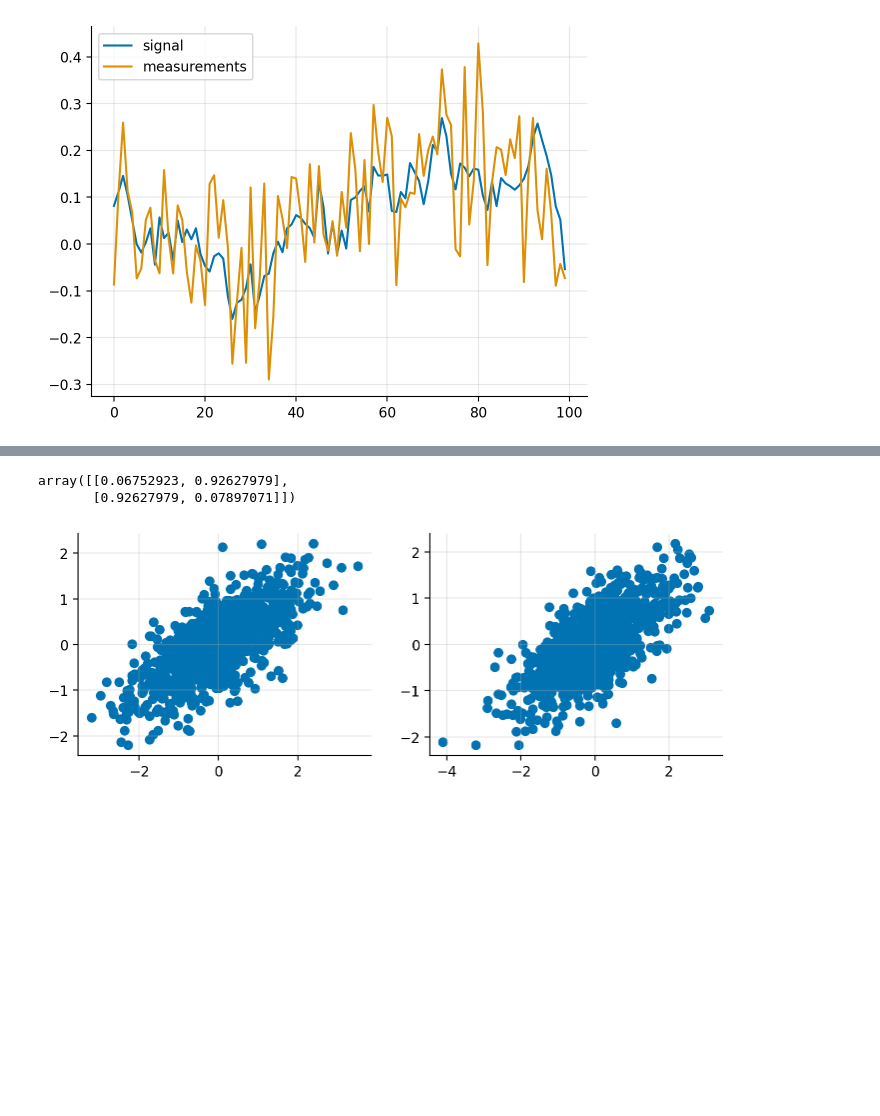
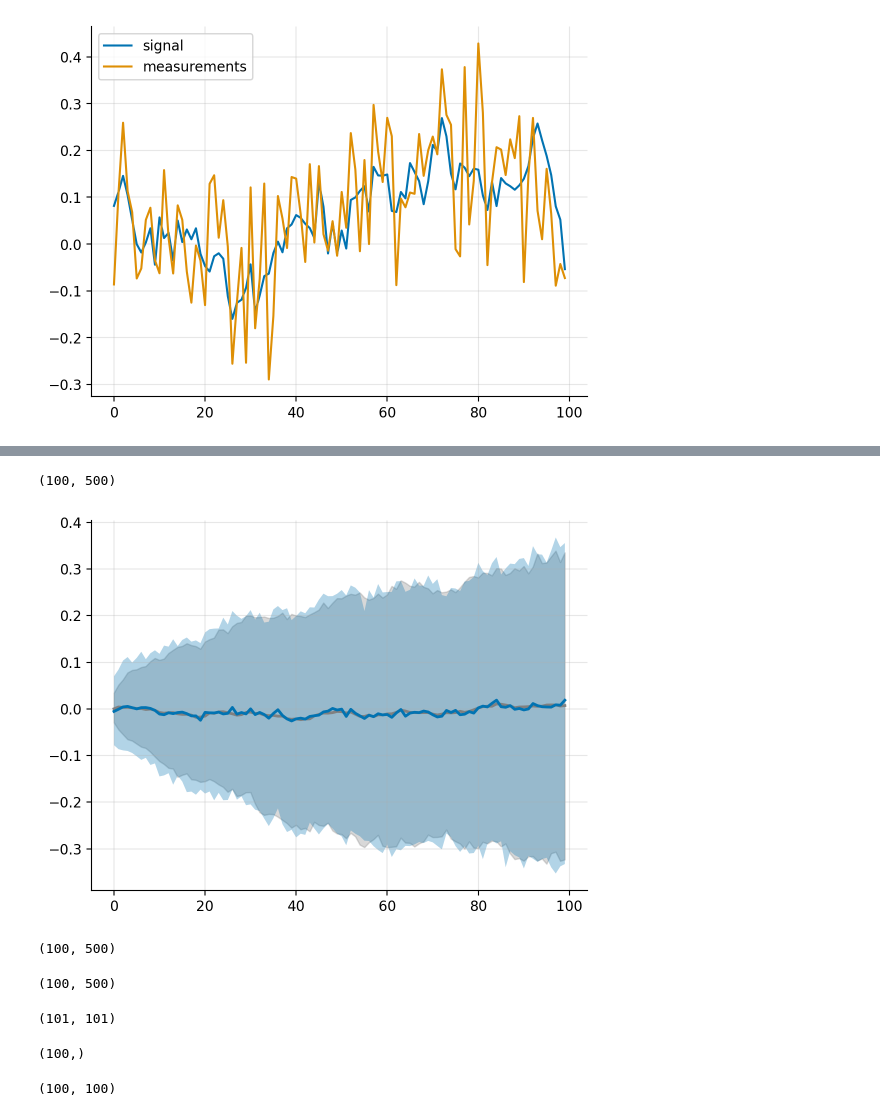
Before and after one commit to gerdm/misc, a Jupyter notebook: 2024-10/kf-as-matrix.ipynb, the cells around one changed output, grey strips where cells are left out. Cells and saved outputs as stored; diff of their text form; code cells hidden in the pictures; blank space fills up the shorter version.

```diff
--- a/2024-10/kf-as-matrix.ipynb
+++ b/2024-10/kf-as-matrix.ipynb
@@ -44,7 +48,7 @@ plt.grid(alpha=0.3)
 # %% [output]
 [figure]
 # %%
-n_trials = 100
-vssm = jax.vmap(ssm, in_axes=(0, None, None, None, None))
+vssm = jax.vmap(ssm, in_axes=(0, None, None, None, None), out_axes=-1)
 # %%
-keys = jax.random.split(key, 5)
+n_trials = 500
+keys = jax.random.split(key, n_trials)
@@ -102,12 +55,51 @@ fhat = np.einsum("s,m->sm", y, Aopt)
-# %%
-cov[:2, :2] - np.outer(Aopt, Aopt) / var_y
-# %% [output]
-array([[0.06752923, 0.92627979],
-       [0.92627979, 0.07897071]])
-# %%
-fig, axs = plt.subplots(1, 2, figsize=(6.4 * 1.3, 4.8 * 0.6))
-for ix, ax in enumerate(axs):
-    ax.scatter(f[:, ix], fhat[:, ix])
-    ax.grid(alpha=0.3)
-# %% [output]
-[figure, removed]
+# %%
+n_steps = 100
+signal_init = 0.0
+rt = 0.1
+qt = 0.05
+
+signals, measurements = vssm(keys, signal_init, n_steps, qt, rt)
+# %%
+signals.shape
+# %% [output]
+(100, 500)
+# %%
+xrange = jnp.arange(n_steps)
+
+smid = signals.mean(axis=1)
+shigh = jnp.quantile(signals, 0.75, axis=1)
+sslow = jnp.quantile(signals, 0.25, axis=1)
+
+plt.fill_between(xrange, shigh, sslow, color="gray", alpha=0.3)
+plt.plot(xrange, smid, c="gray", linewidth=2)
+
+# plt.plot(signals.T)
+plt.grid(alpha=0.3)
+
+xrange = jnp.arange(n_steps)
+
+smid = measurements.mean(axis=1)
+shigh = jnp.quantile(measurements, 0.75, axis=1)
+sslow = jnp.quantile(measurements, 0.25, axis=1)
+
+plt.fill_between(xrange, shigh, sslow, alpha=0.3)
+plt.plot(xrange, smid, linewidth=2)
+
+# plt.plot(signals.T)
+plt.grid(alpha=0.3)
+# %% [output]
+[figure, added]
+# %%
+measurements.shape
+# %% [output]
+(100, 500)
+# %%
+signals.shape
+# %% [output]
+(100, 500)
+# %%
+C = jnp.r_[signals[-1, :][None, :], measurements]
+C = jnp.cov(C)
+C.shape
+# %% [output]
+(101, 101)
@@ -113,0 +110,8 @@ for ix, ax in enumerate(axs):
+# %%
+cov_fy.shape
+# %% [output]
+(100,)
+# %%
+var_y.shape
+# %% [output]
+(100, 100)
```
Also changed, not shown: parts of 19 cells of this notebook.
